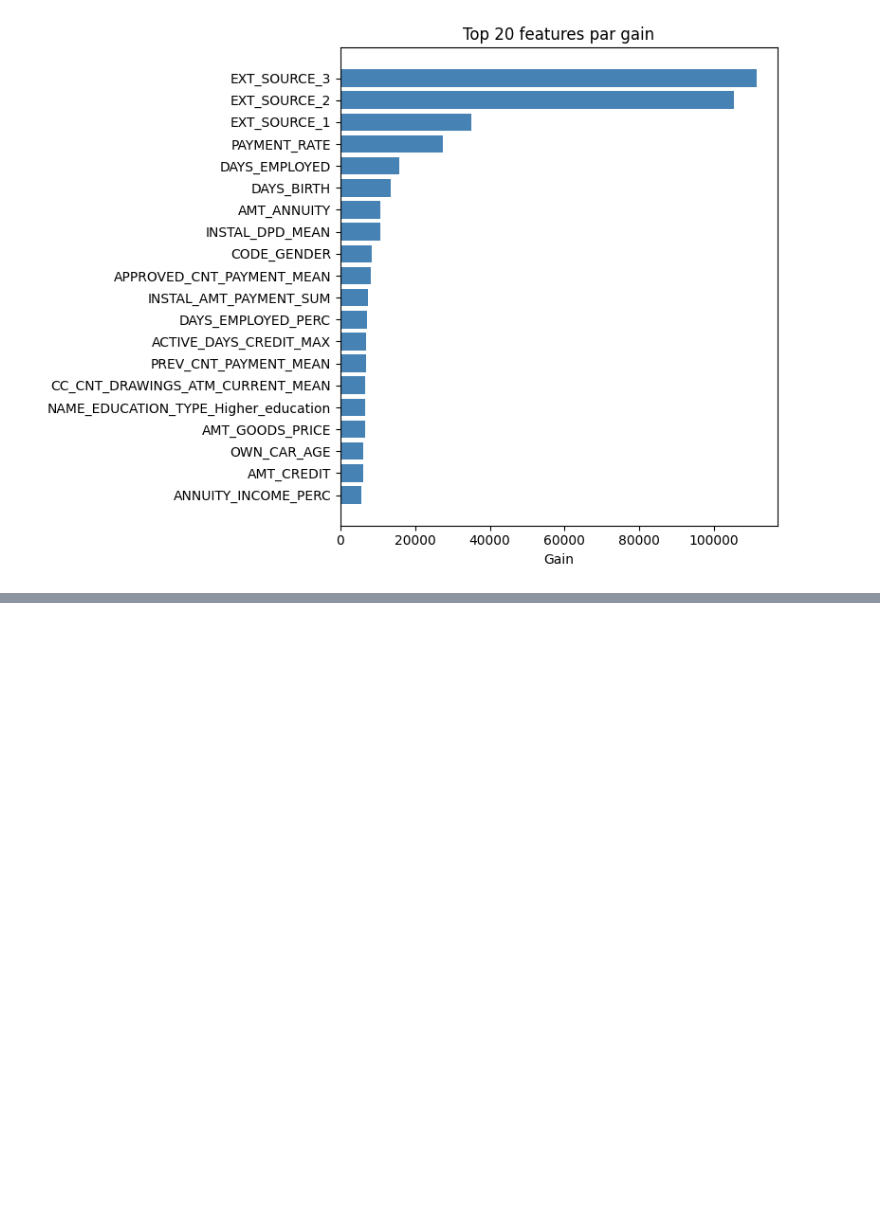
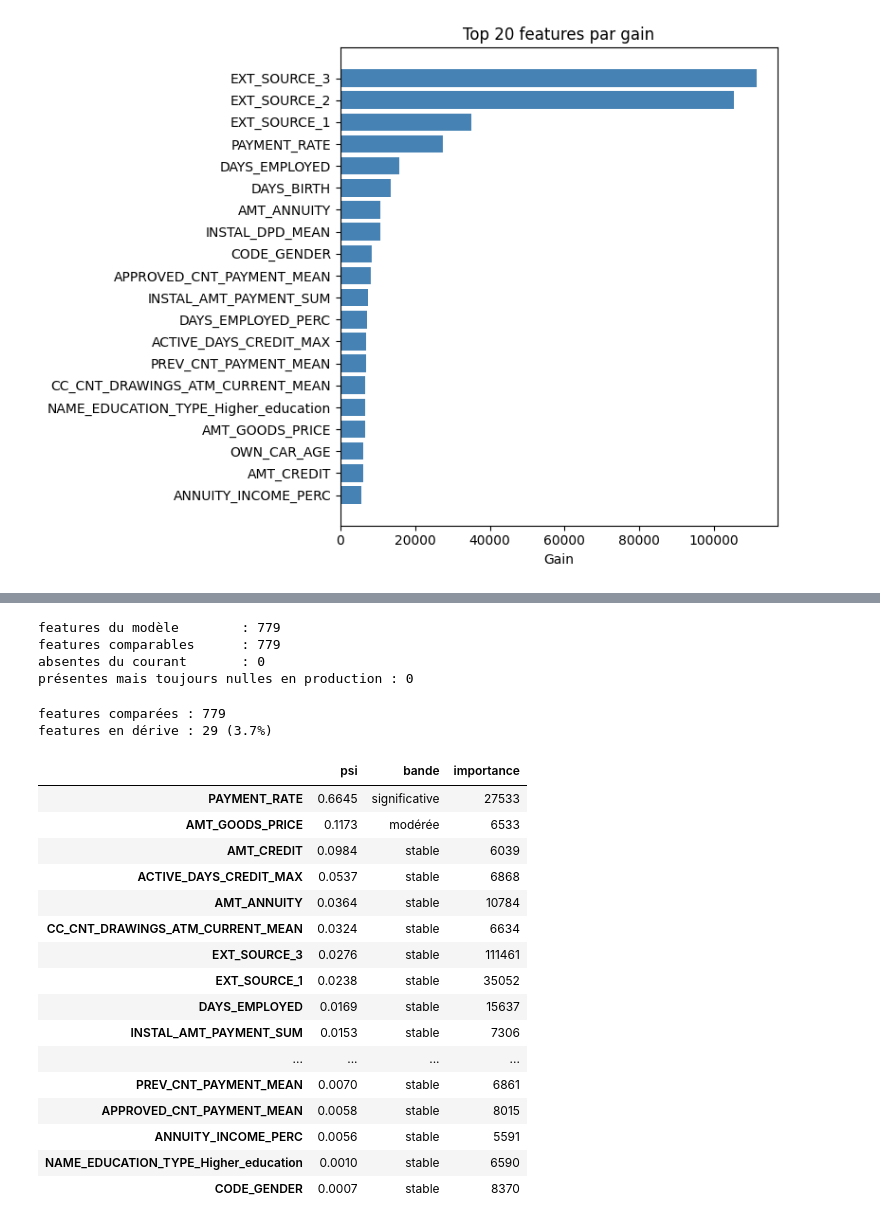
Before and after one commit to clemlre/credit-scoring-mlops, a Jupyter notebook: notebooks/07_data_drift.ipynb, the cells around one changed output, grey strips where cells are left out. Cells and saved outputs as stored; diff of their text form; code cells hidden in the pictures; blank space fills up the shorter version.

Commit message:
feat(monitoring): mesurer la dérive du trafic nominal

```diff
--- a/notebooks/07_data_drift.ipynb
+++ b/notebooks/07_data_drift.ipynb
@@ -223,0 +239,61 @@ les 20 premières features portent 45.8% du gain total (20/779 = 2.6% des featur
+# %%
+# Features exclues de la comparaison : une feature absente d'un des deux jeux est une
+# information sur le contrat d'entrée, pas un détail à passer sous silence.
+communes = [c for c in NOMS_FEATURES if c in fenetre_a.columns]
+exclues = [c for c in NOMS_FEATURES if c not in communes]
+vides_en_production = [c for c in communes if fenetre_a[c].isna().all()]
+
+print(f"features du modèle        : {len(NOMS_FEATURES)}")
+print(f"features comparables      : {len(communes)}")
+print(f"absentes du courant       : {len(exclues)}")
+print(f"présentes mais toujours nulles en production : {len(vides_en_production)}")
+if exclues:
+    print("exemples d'exclusions :", exclues[:10])
+# %% [output]
+features du modèle        : 779
+features comparables      : 779
+absentes du courant       : 0
+présentes mais toujours nulles en production : 0
+# %%
+# Vue d'ensemble : part des features en dérive sur l'ensemble du contrat.
+rapport_global = Report([DataDriftPreset(method="psi", columns=communes)])
+resultat_global = rapport_global.run(
+    current_data=fenetre_a[communes], reference_data=reference[communes]
+).dict()
+
+synthese = next(
+    m["value"] for m in resultat_global["metrics"]
+    if m.get("config", {}).get("type", "").endswith("DriftedColumnsCount")
+)
+print(f"features comparées : {len(communes)}")
+print(f"features en dérive : {synthese['count']:.0f} ({synthese['share']:.1%})")
+# %% [output]
+features comparées : 779
+features en dérive : 29 (3.7%)
+# %%
+# Analyse détaillée sur les features suivies.
+psi_baseline = psi_par_colonne(reference, fenetre_a, FEATURES_SUIVIES)
+tableau = pd.DataFrame({
+    "psi": psi_baseline.round(4),
+    "bande": psi_baseline.map(bande),
+    "importance": importances[psi_baseline.index].astype(int),
+})
+tableau
+# %% [output]
+|  | psi | bande | importance |
+| PAYMENT_RATE | 0.6645 | significative | 27533 |
+| AMT_GOODS_PRICE | 0.1173 | modérée | 6533 |
+| AMT_CREDIT | 0.0984 | stable | 6039 |
+| ACTIVE_DAYS_CREDIT_MAX | 0.0537 | stable | 6868 |
+| AMT_ANNUITY | 0.0364 | stable | 10784 |
+| CC_CNT_DRAWINGS_ATM_CURRENT_MEAN | 0.0324 | stable | 6634 |
+| EXT_SOURCE_3 | 0.0276 | stable | 111461 |
+| EXT_SOURCE_1 | 0.0238 | stable | 35052 |
+| DAYS_EMPLOYED | 0.0169 | stable | 15637 |
+| INSTAL_AMT_PAYMENT_SUM | 0.0153 | stable | 7306 |
+| ... | ... | ... | ... |
+| PREV_CNT_PAYMENT_MEAN | 0.0070 | stable | 6861 |
+| APPROVED_CNT_PAYMENT_MEAN | 0.0058 | stable | 8015 |
+| ANNUITY_INCOME_PERC | 0.0056 | stable | 5591 |
+| NAME_EDUCATION_TYPE_Higher_education | 0.0010 | stable | 6590 |
+| CODE_GENDER | 0.0007 | stable | 8370 |
```
Also changed, not shown: parts of 6 cells of this notebook.
